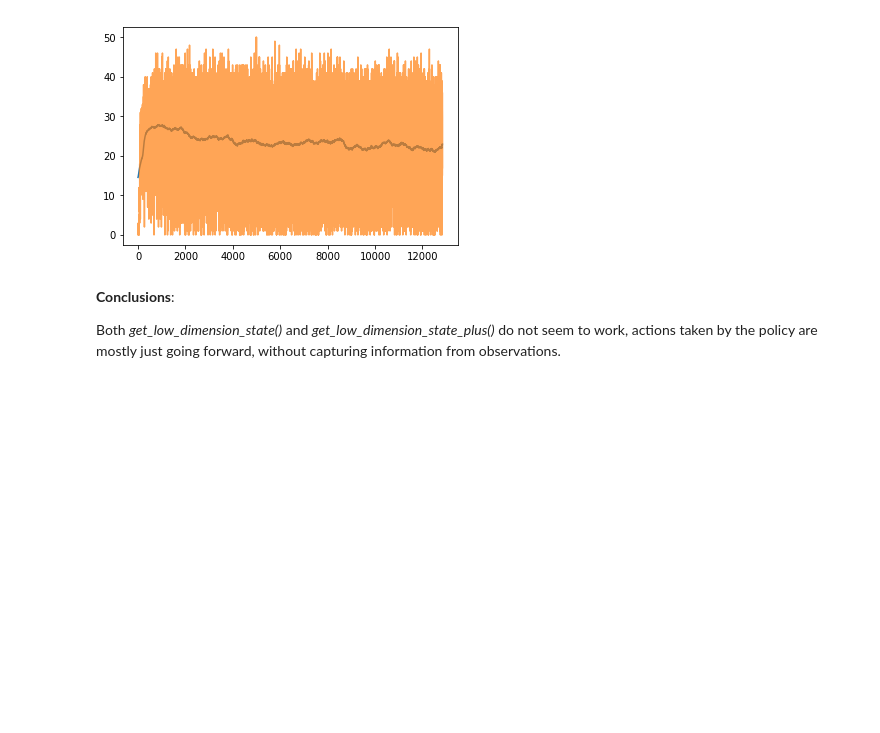
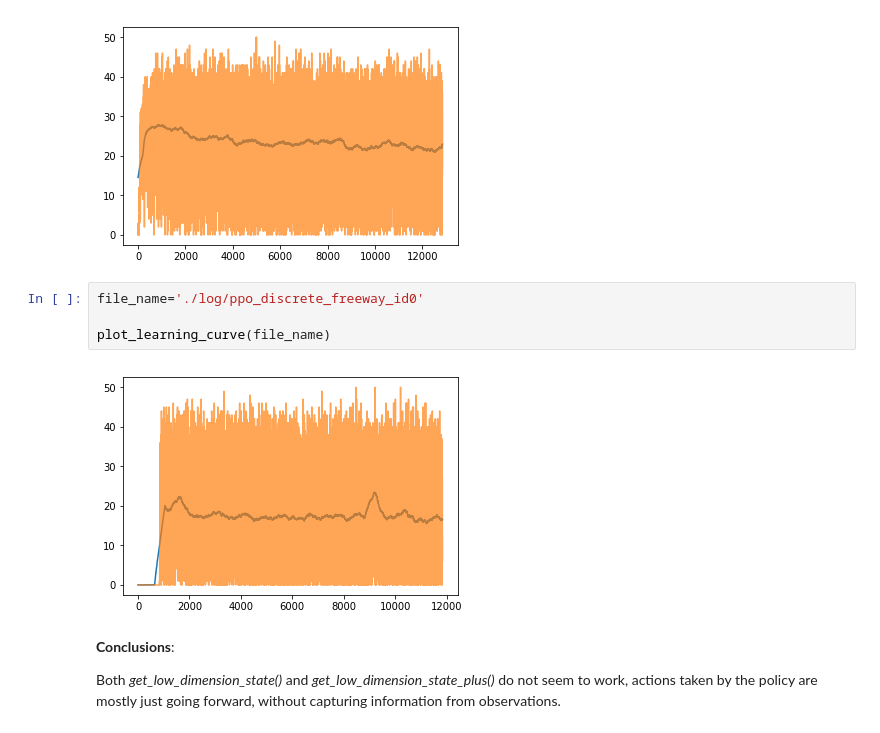
Before and after one commit to quantumiracle/Soft-Decision-Tree, a Jupyter notebook: image_based_envs/minatar_test/minatar_test_results.ipynb, the cells around one changed output. Cells and saved outputs as stored; diff of their text form; blank space fills up the shorter version.

```diff
--- a/image_based_envs/minatar_test/minatar_test_results.ipynb
+++ b/image_based_envs/minatar_test/minatar_test_results.ipynb
@@ -77,6 +77,12 @@ file_name='./log/cdt_ppo_discrete_freewaydepth_33_id0_new'
 plot_learning_curve(file_name)
 # %% [output]
 [figure]
+# %%
+file_name='./log/ppo_discrete_freeway_id0'
+
+plot_learning_curve(file_name)
+# %% [output]
+[figure, added]
 # %% [markdown]
 __Conclusions__:
 
```
Also changed, not shown: 4 other files.
